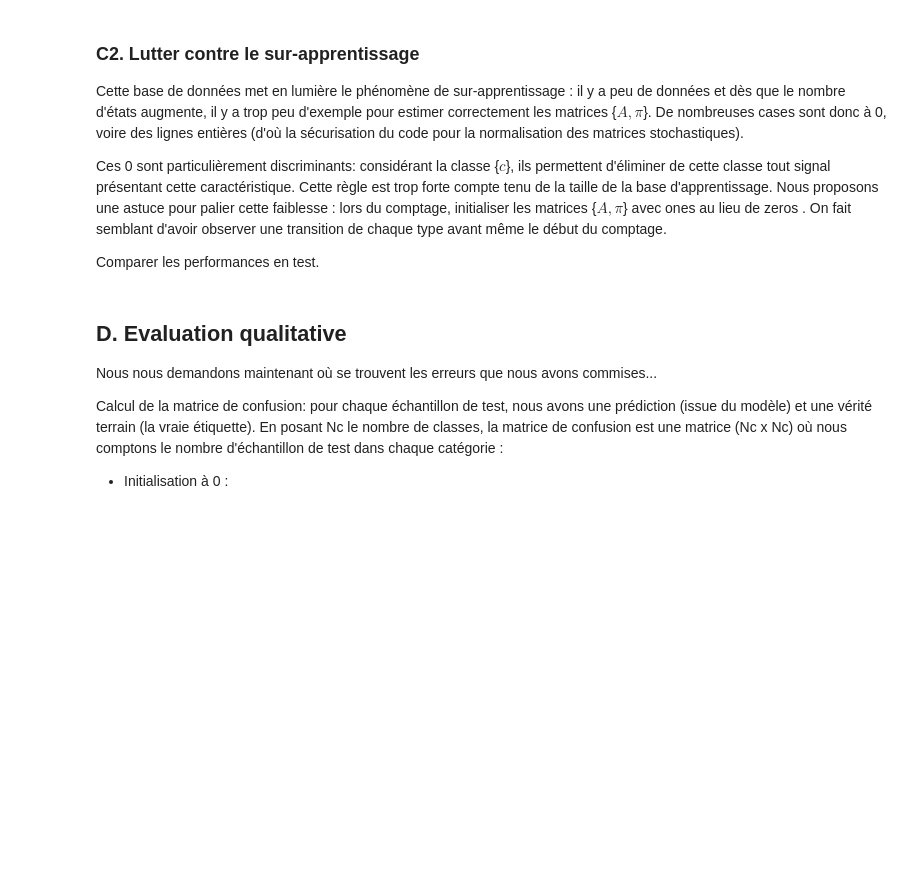
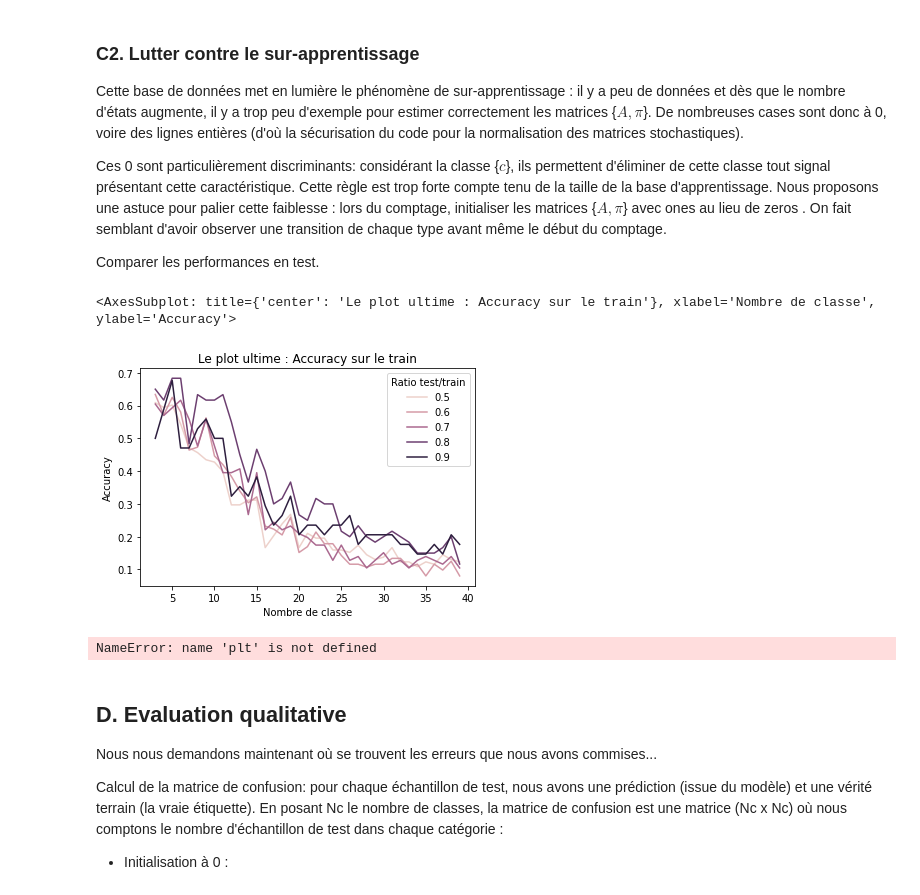
Before and after one commit to CharlesAttend/M1-S1-DAC, a Jupyter notebook: MAPSI/TME/tme6/tme6.ipynb, the cells around one changed output. Cells and saved outputs as stored; diff of their text form; code cells hidden in the pictures; blank space fills up the shorter version.

```diff
--- a/MAPSI/TME/tme6/tme6.ipynb
+++ b/MAPSI/TME/tme6/tme6.ipynb
@@ -323,3 +561,21 @@ Comparer les performances en test.
+# %%
+d = {
+    'Accuracy' : acc,
+    'Set_type': train_test,
+    "Ratio test/train": train_test_div,
+    "Nombre de classe" : d_list
+}
+df = pd.DataFrame(d)
+plt.gca().set_title("Le plot ultime : Accuracy sur le train avec anti ")
+sns.lineplot(x='Nombre de classe', y='Accuracy', hue='Ratio test/train', data=df[df["Set_type"] == 'Test'] )
+# %% [output]
+<AxesSubplot: title={'center': 'Le plot ultime : Accuracy sur le train'}, xlabel='Nombre de classe', ylabel='Accuracy'>
+[figure, added]
+# %%
+plt.gca().set_title("Le plot ultime : Accuracy sur le test")
+sns.lineplot(x='Nombre de classe', y='Accuracy', hue='Ratio test/train', data=df[df["Set_type"] == 'Train'] )
+# %% [output]
+NameError: name 'plt' is not defined
 # %% [markdown]
 ## D. Evaluation qualitative
 
```
Also changed, not shown: parts of 25 cells of this notebook.
